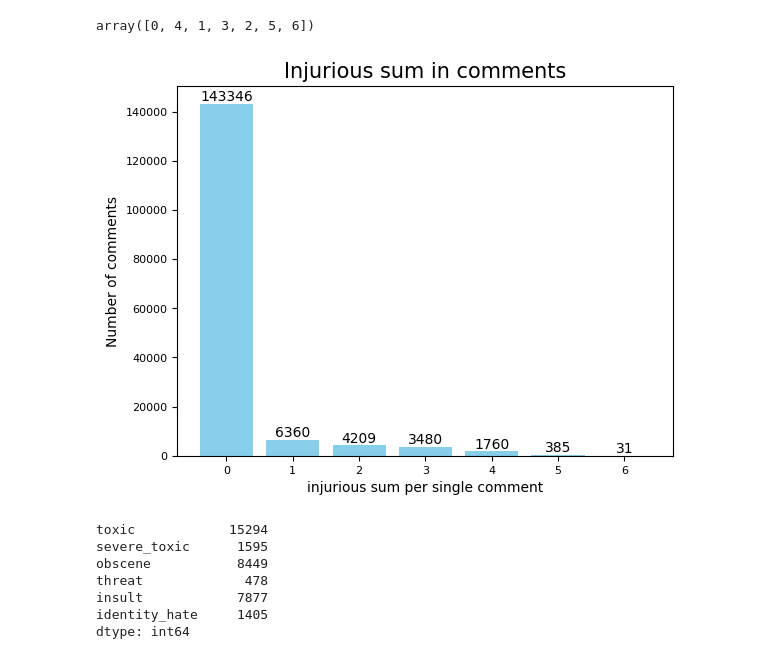
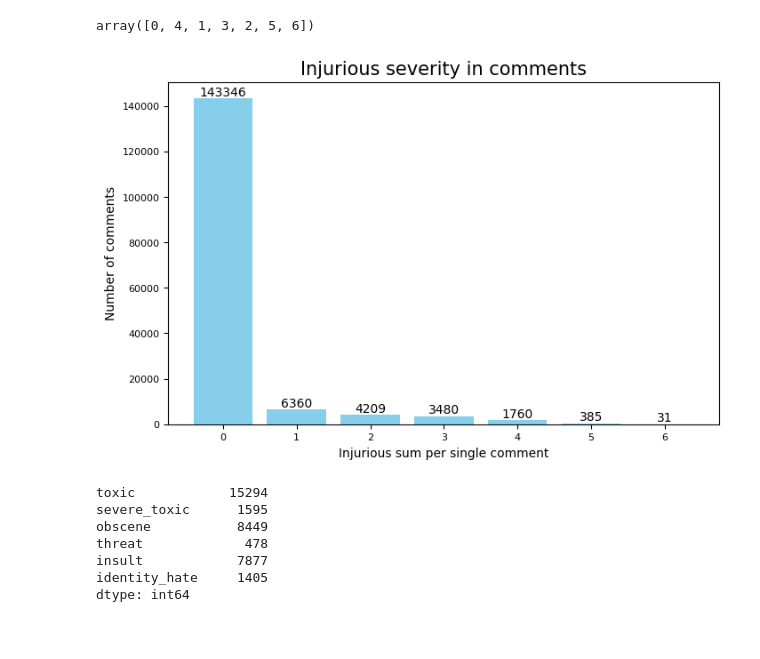
Before and after one commit to EnricoMiche1210760/toxic_comments_filter, a Jupyter notebook: src/progetto_toxic_comments_filter.ipynb, the cells around one changed output. Drawn from its saved outputs; the diff is of its cells as text; code cells hidden in the pictures; blank space fills up the shorter version.

```diff
--- a/src/progetto_toxic_comments_filter.ipynb
+++ b/src/progetto_toxic_comments_filter.ipynb
@@ -119,20 +126,29 @@ def show_number(plot, barplot):
     for i in range(len(barplot)):
         height = barplot[i].get_height()
         plot.text(barplot[i].get_x() + barplot[i].get_width()/2, height, height, ha='center', va='bottom')
+
+def plot_bar(columns, rows, figsize=(8,5), title:str=None, xlabel:str=None, ylabel:str=None, color='blue', xticks_settings=None, yticks_settings=None):
+    plt.figure(figsize=figsize)
+    barplot = plt.bar(columns, rows, color=color)
+    plt.yticks(**yticks_settings)
+    plt.xticks(**xticks_settings)
+    if title is not None:
+        plt.title(title, fontsize=15)
+    if xlabel is not None:
+        plt.xlabel(xlabel, fontsize=10)
+    if ylabel is not None:
+        plt.ylabel(ylabel, fontsize=10)
+    show_number(plt, barplot)
+    plt.show();
 # %%
 col_names = np.sort(df['sum_injurious'].unique())
 comments_per_injurious = df['sum_injurious'].value_counts()
 
-barplot = plt.bar(col_names, comments_per_injurious, color='skyblue')
-plt.yticks(fontsize=8)
-plt.xticks(fontsize=8)
-plt.title('Injurious sum in comments', fontsize=15)
-plt.xlabel('injurious sum per single comment', fontsize=10)
-plt.ylabel('Number of comments', fontsize=10)
-show_number(plt, barplot)
-plt.show();
+plot_bar(col_names, comments_per_injurious, title='Injurious severity in comments', \
+         xlabel='Injurious sum per single comment', ylabel='Number of comments', color='skyblue', \
+            xticks_settings={'fontsize':8}, yticks_settings={'fontsize':8})
 # %% [output]
-[figure, old version]
+[figure, new version]
 # %%
 injurious = df.drop(columns=['sum_injurious'])
 injurious_type_sum = injurious.sum(axis=0)
```
Also changed, not shown: parts of 6 cells of this notebook.
